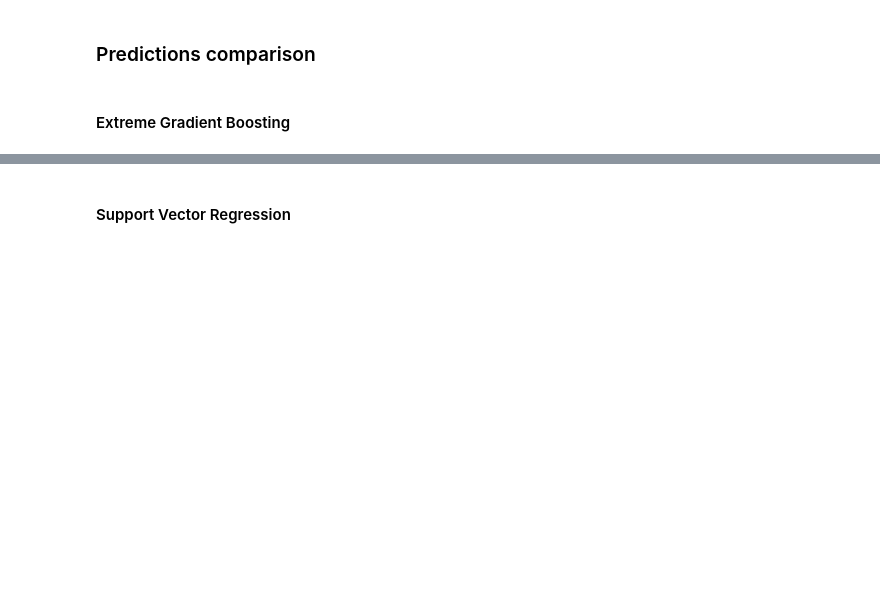
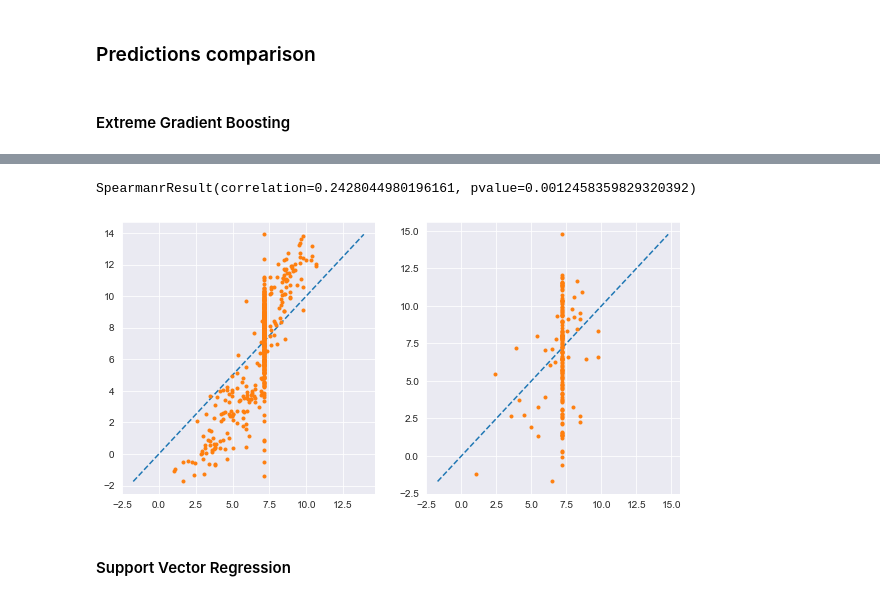
Before and after one commit to camilababo/Application-of-ML-approaches-towards-the-prediction-of-gene-expression-levels-in-S.thermophilus, a Jupyter notebook: gene-expression-prediction-pipeline/promoter_prediction_pipeline.ipynb, the cells around one changed output, grey strips where cells are left out. Drawn from its saved outputs; the diff is of its cells as text; code cells hidden in the pictures; blank space fills up the shorter version.

```diff
--- a/gene-expression-prediction-pipeline/promoter_prediction_pipeline.ipynb
+++ b/gene-expression-prediction-pipeline/promoter_prediction_pipeline.ipynb
@@ -621,0 +634,3 @@ rf_param_tune.best_params_
+# %%
+best_rf_model = rf_param_tune.best_estimator_
+best_rf_model
@@ -742,18 +788,21 @@ InvalidIndexError: (slice(None, None, None), None)
 # %%
 #Compare the predictions and measurements by plot and the spearman correlation coefficient
 plt.figure(figsize=[10, 5])
 
 #Plot for the training set
 plt.subplot(1, 2, 1)
-plt.plot([y_train.min(), y_train.max()], [y_train.min(), y_train.max()], "--")
-plt.plot(rf_model_hyp.predict(x_train[rf_reduced_features_2]), y_train, ".")
+plt.plot([pred_y_train.min(), pred_y_train.max()], [pred_y_train.min(), pred_y_train.max()], "--")
+plt.plot(best_rf_model.predict(rf_x_train_feat), pred_y_train, ".")
 
 #Plot for the testing set
 plt.subplot(1, 2, 2)
-plt.plot([y_test.min(), y_test.max()], [y_test.min(), y_test.max()], "--")
-plt.plot(rf_model_hyp, y_test, ".")
+plt.plot([pred_y_test.min(), pred_y_test.max()], [pred_y_test.min(), pred_y_test.max()], "--")
+plt.plot(best_rf_model.predict(rf_x_test_feat), pred_y_test, ".")
 
-print(stats.spearmanr(rf_model_hyp, y_test))
+print(stats.spearmanr(best_rf_model.predict(rf_x_test_feat), pred_y_test))
+# %% [output]
+SpearmanrResult(correlation=0.2428044980196161, pvalue=0.0012458359829320392)
+[figure, added]
 # %% [markdown]
 #### Support Vector Regression
 # %%
```
Also changed, not shown: parts of 44 cells of this notebook, 8 other files.
